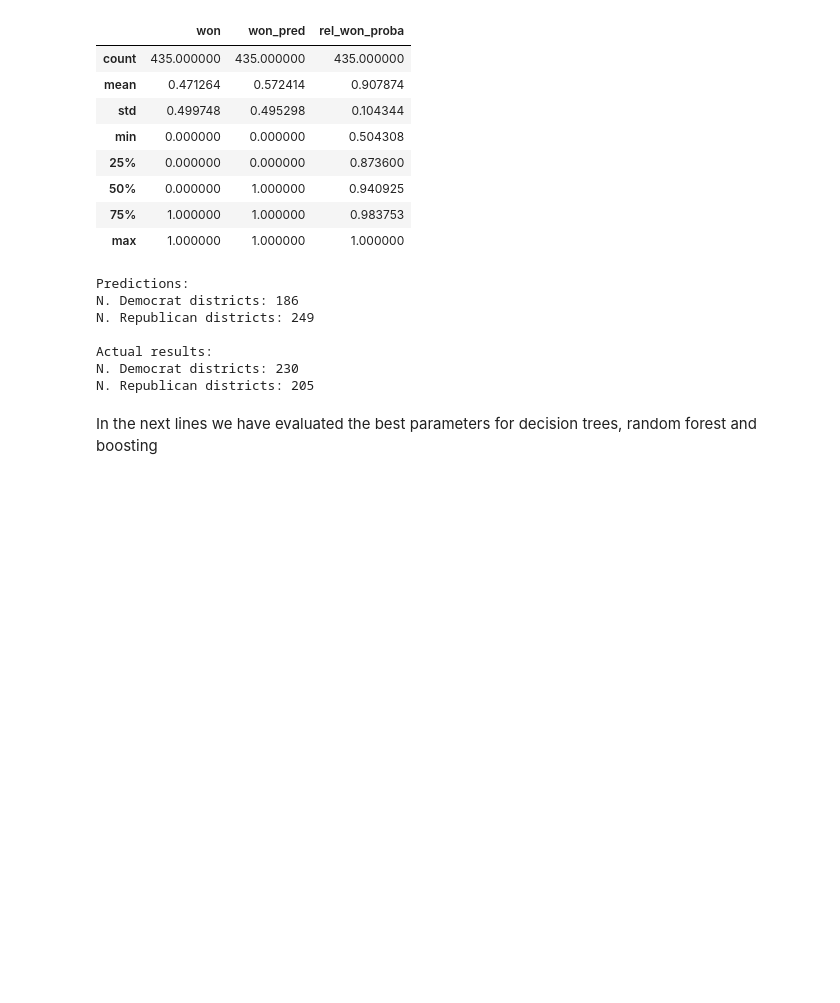
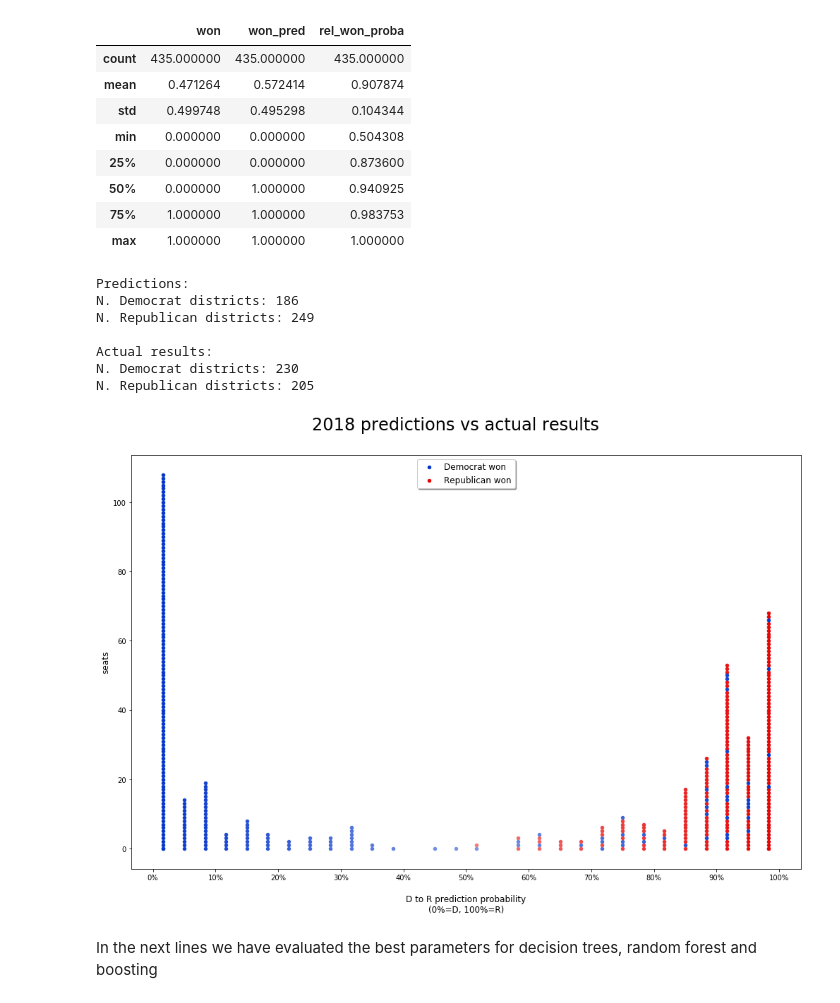
Before and after one commit to pmary/harvard_E-109A_final, a Jupyter notebook: 03-Modeling.ipynb, the cells around one changed output. Cells and saved outputs as stored; diff of their text form; code cells hidden in the pictures; blank space fills up the shorter version.

```diff
--- a/03-Modeling.ipynb
+++ b/03-Modeling.ipynb
@@ -207,6 +211,24 @@ def plotModelsScores(modelList, baseline_accuracy):
         scores_val_mut_escl.append(model['score val mut exclusive'])
         scores_val_mut_escl_byDistrict.append(model['score val mut exclusive by district'])
     barplotScores(models_names, scores_train, scores_val, scores_val_mut_escl, scores_val_mut_escl_byDistrict, baseline_accuracy)
+def plotDR(pred2018):
+    fontsize=12
+    markersize=20
+    fig, ax = plt.subplots(1, 1, figsize=(17, pred2018['y'].max()*markersize/200))
+    fig.suptitle('2018 predictions vs actual results', fontsize=24, y=0.95)
+    legend_elements = [plt.scatter([x_cols[0]], [0], marker='o', color=colorsDR[0], s=markersize, label='Democrat won'),
+                       plt.scatter([x_cols[-1]], [0], marker='o', color=colorsDR[-1], s=markersize,label='Republican won')]
+    for color in pred2018['color'].unique():
+        x=pred2018.loc[pred2018['color']==color, 'x']
+        y=pred2018.loc[pred2018['color']==color, 'y']
+        ax.scatter(x, y, color=color, s=markersize)
+    ax.set_xlabel('\nD to R prediction probability\n(0%=D, 100%=R)', fontsize=fontsize)
+    ax.set_ylabel('seats', fontsize=fontsize)
+    x_ticks=np.arange(0,1.1,0.1)
+    ax.set_xticks(x_ticks)
+    ax.set_xticklabels(['{:,.0%}'.format(x) for x in x_ticks])
+    #ax.set_xticks(pred2018['x'])
+    ax.legend(handles=legend_elements, loc='upper center', shadow=True, fontsize=fontsize)
 # %% [markdown]
 <h2> Feature engineering </h2>
 <h3> Partisanship </h3>
@@ -1083,6 +1105,59 @@ N. Republican districts: 249
 Actual results:
 N. Democrat districts: 230
 N. Republican districts: 205
+# %%
+#define intervals for plot
+n_intervals=30
+breakpoints=(np.arange(0,1,1/n_intervals)+1/n_intervals).round(5)
+x_cols=(breakpoints-0.5/n_intervals).round(5)
+breakpoints=breakpoints[:-1]
+
+#function to assign an ID-interval x_cols according to which interval the input value lies within breakdowns
+def x_prob(proba):
+    return x_cols[bisect(breakpoints, proba)]
+
+#assign a number from 0 to 1 according to the probability of democrat towards probability of republican
+pred2018['DtoRproba']=(1-pred2018['won_pred']-pred2018['rel_won_proba']).abs()
+
+#use x_prob to assign in which interval each observation lies
+pred2018['x']=pred2018['DtoRproba'].apply(x_prob)
+#assign the y position in the scatterplot for each observation: for each x-position assign to each observation a growing number
+for x_col in x_cols:
+    pred2018.loc[pred2018['x']==x_col, 'y']=np.arange(sum(pred2018['x']==x_col))
+#Define color ID: according to position and correctness of prediction
+midColor=0.5 #color for 50% probability values: 0=completely white
+pred2018['color_strength']=midColor*pred2018['rel_won_proba'].apply(x_prob)+midColor
+pred2018['colorID']=(1-pred2018['won_pred']-pred2018['color_strength']).abs()
+pred2018['colorID']=(((~pred2018['correct_pred']).astype(float)-pred2018['colorID'])).abs()
+#Define colors
+#colorsDR=(['#0033cc', '#ffffff', '#ff1a1a']) #a bit brighter red
+colorsDR=(['#0033cc', '#ffffff', '#e60000'])
+#Define linear color space
+line_cmap = LinearSegmentedColormap.from_list('my_cmap', colorsDR)
+line_norm = Normalize(vmin=0,vmax=1)
+#Assign color from color space according to color ID
+pred2018['color']=pred2018['colorID'].apply(line_cmap)
+def plotDR(pred2018):
+    fontsize=12
+    markersize=20
+    fig, ax = plt.subplots(1, 1, figsize=(17, pred2018['y'].max()*markersize/200))
+    fig.suptitle('2018 predictions vs actual results', fontsize=24, y=0.95)
+    legend_elements = [plt.scatter([x_cols[0]], [0], marker='o', color=colorsDR[0], s=markersize, label='Democrat won'),
+                       plt.scatter([x_cols[-1]], [0], marker='o', color=colorsDR[-1], s=markersize,label='Republican won')]
+    for color in pred2018['color'].unique():
+        x=pred2018.loc[pred2018['color']==color, 'x']
+        y=pred2018.loc[pred2018['color']==color, 'y']
+        ax.scatter(x, y, color=color, s=markersize)
+    ax.set_xlabel('\nD to R prediction probability\n(0%=D, 100%=R)', fontsize=fontsize)
+    ax.set_ylabel('seats', fontsize=fontsize)
+    x_ticks=np.arange(0,1.1,0.1)
+    ax.set_xticks(x_ticks)
+    ax.set_xticklabels(['{:,.0%}'.format(x) for x in x_ticks])
+    #ax.set_xticks(pred2018['x'])
+    ax.legend(handles=legend_elements, loc='upper center', shadow=True, fontsize=fontsize)
+plotDR(pred2018)
+# %% [output]
+[figure, added]
 # %% [markdown]
 In the next lines we have evaluated the best parameters for decision trees, random forest and boosting
 # %%
```
Also changed, not shown: parts of 2 cells of this notebook.
